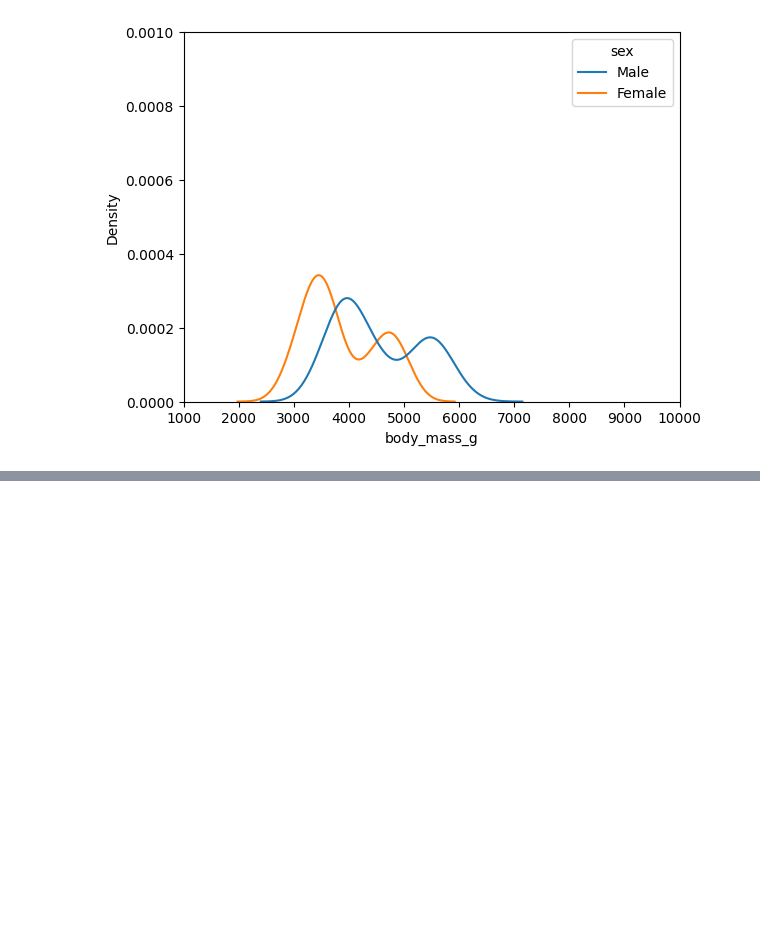
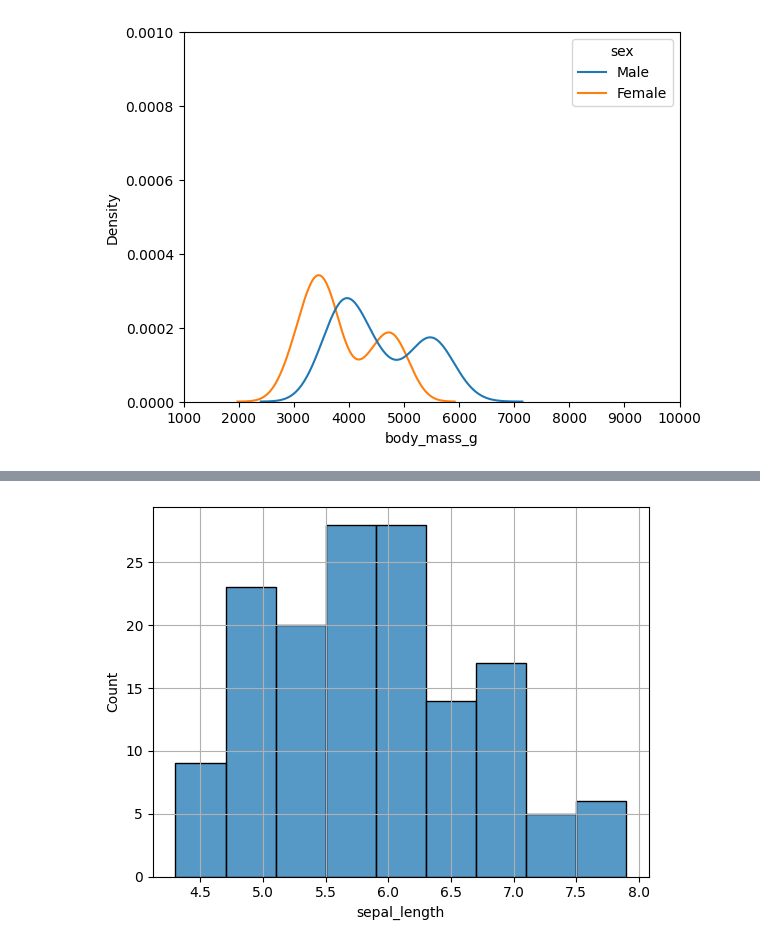
Before and after one commit to tiod0611/practice_language, a Jupyter notebook: python/ML/seaborn_tutorials/kdeplot.ipynb, the cells around one changed output, grey strips where cells are left out. Cells and saved outputs as stored; diff of their text form; code cells hidden in the pictures; blank space fills up the shorter version.

```diff
--- a/python/ML/seaborn_tutorials/kdeplot.ipynb
+++ b/python/ML/seaborn_tutorials/kdeplot.ipynb
@@ -28,0 +72,6 @@ plt.show()
+# %%
+sns.histplot(data['sepal_length'])
+plt.grid()
+plt.show()
+# %% [output]
+[figure, added]
```
Also changed, not shown: parts of 12 cells of this notebook.
